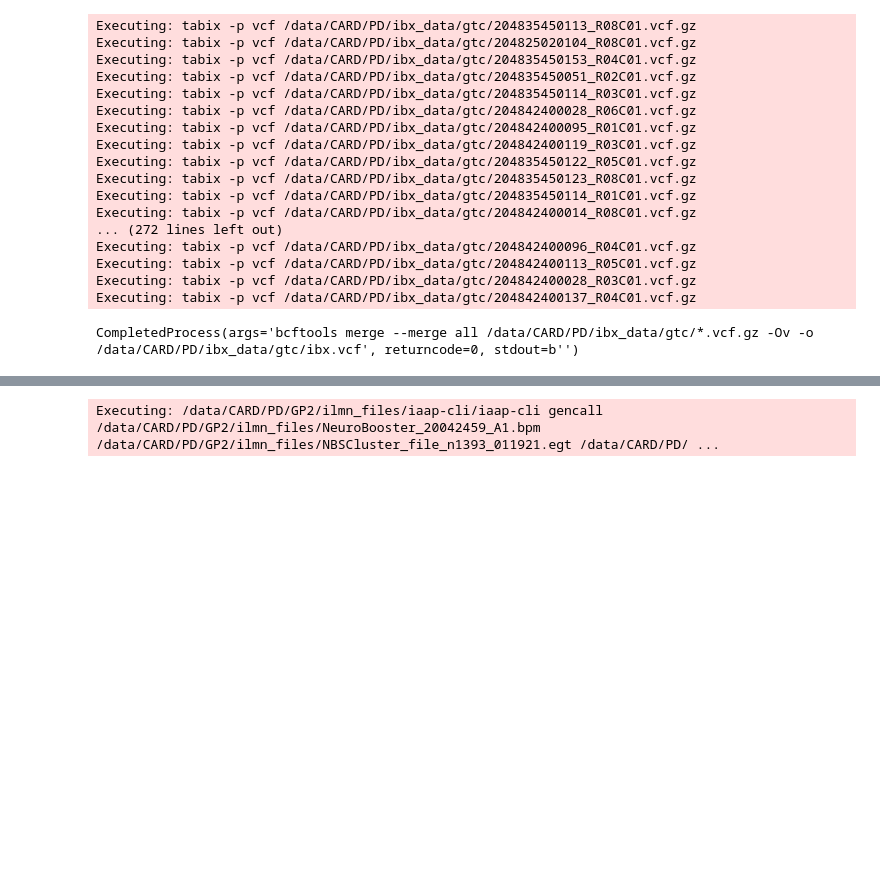
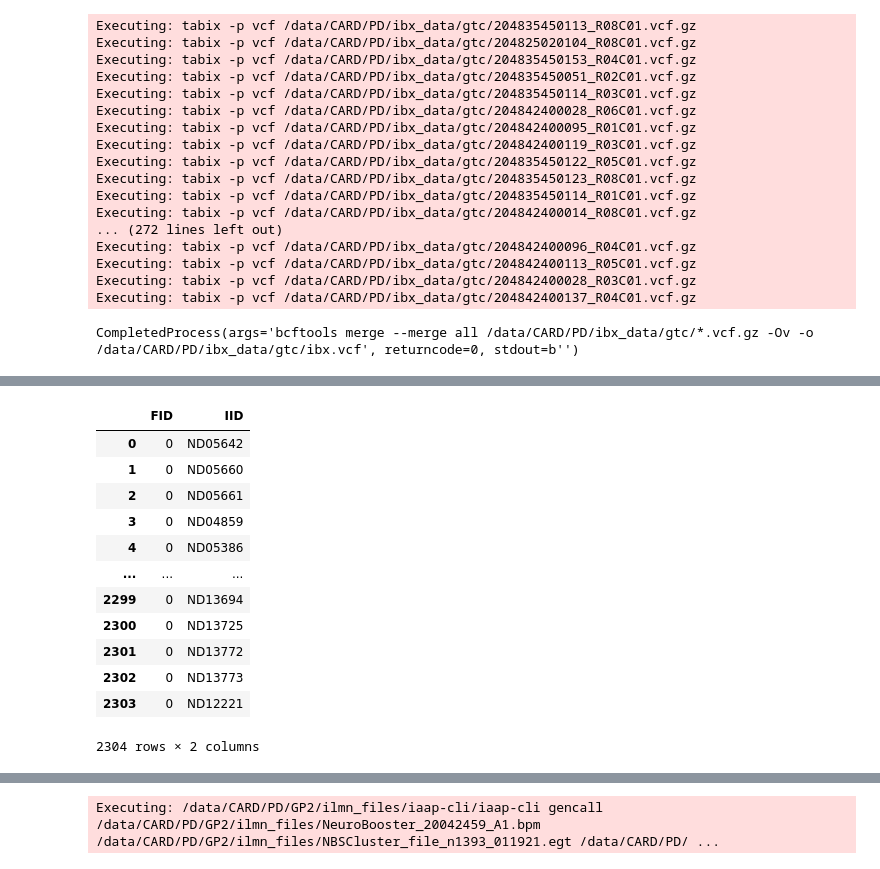
Before and after one commit to dvitale199/GenoTools, a Jupyter notebook: GP2_data_processing/ibx_geno.ipynb, the cells around one changed output, grey strips where cells are left out. Saved outputs shown, nothing was run; the diff lists cells and outputs as text; code cells hidden in the pictures; blank space fills up the shorter version.

```diff
--- a/GP2_data_processing/ibx_geno.ipynb
+++ b/GP2_data_processing/ibx_geno.ipynb
@@ -284,0 +304,18 @@ Executing: gcta --grm /data/vitaled2/ibx_data/bed/ibx_callrate_related_total_grm
+# %%
+# read coriell sample ids
+coriell_ids = pd.read_csv(f'{coriell_geno}.fam', sep='\s+', header=None, usecols=[0,1], names=['FID','IID'])
+coriell_ids
+# %% [output]
+|  | FID | IID |
+| 0 | 0 | ND05642 |
+| 1 | 0 | ND05660 |
+| 2 | 0 | ND05661 |
+| 3 | 0 | ND04859 |
+| 4 | 0 | ND05386 |
+| ... | ... | ... |
+| 2299 | 0 | ND13694 |
+| 2300 | 0 | ND13725 |
+| 2301 | 0 | ND13772 |
+| 2302 | 0 | ND13773 |
+| 2303 | 0 | ND12221 |
+2304 rows × 2 columns
```
Also changed, not shown: parts of 12 cells of this notebook, 3 other files.
